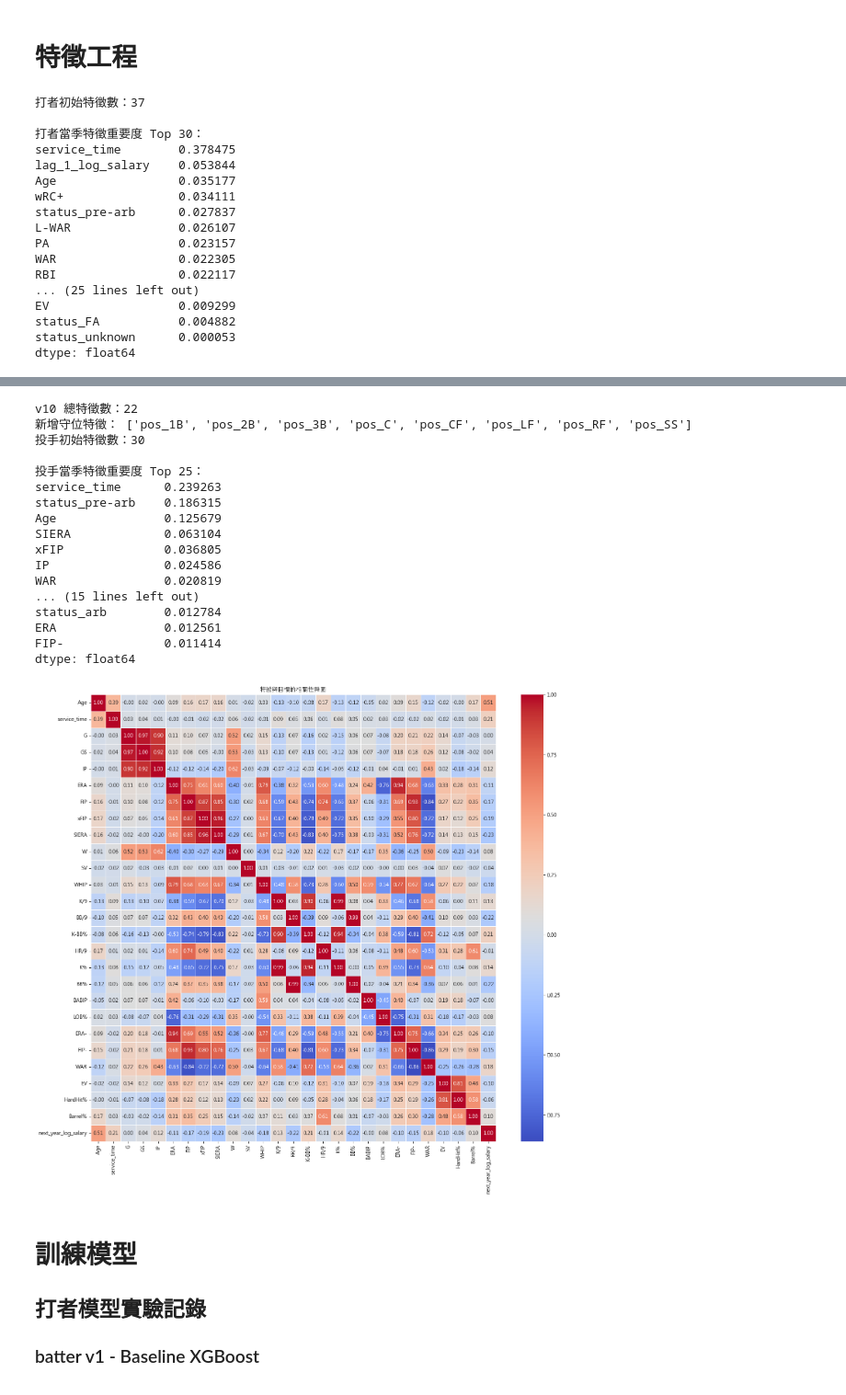
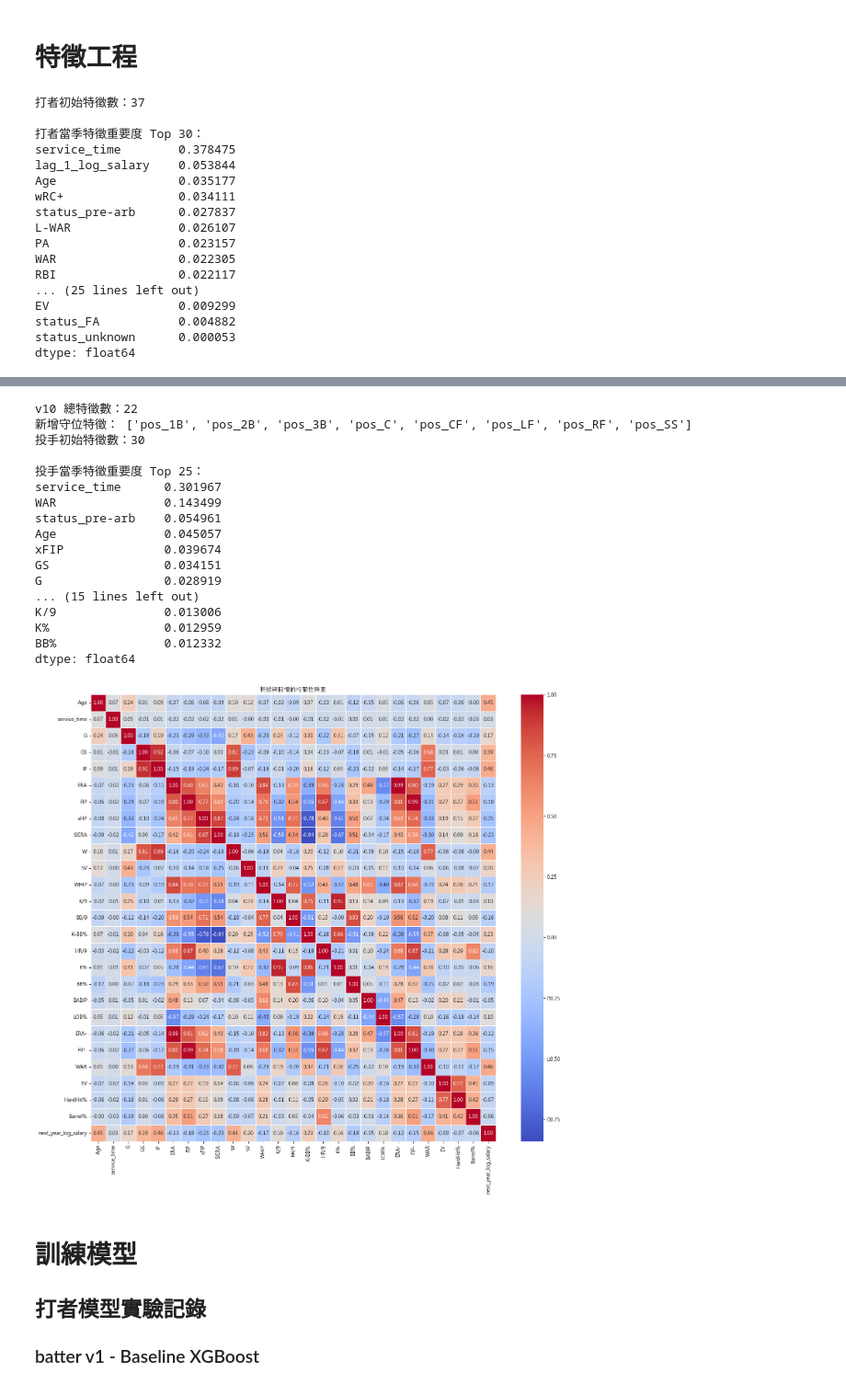
Before and after one commit to joshninjatw/mlb-salary-prediction, a Jupyter notebook: Untitled.ipynb, the cells around one changed output, grey strips where cells are left out. Shown at 92% size. Drawn from its saved outputs; the diff is of its cells as text; code cells hidden in the pictures.

```diff
--- a/Untitled.ipynb
+++ b/Untitled.ipynb
@@ -43,7 +43,7 @@ P_RAW_DATA_FILE = 'data/mlb_raw_pitching_2013_2023.csv'
 
 if not os.path.exists(P_RAW_DATA_FILE):
     print("正在抓取投手原始數據 (2013-2023)...")
-    p_raw_stats = pitching_stats(2013, 2023, split_seasons=True)
+    p_raw_stats = pitching_stats(2013, 2023, split_seasons=True, qual = 0)
     p_raw_stats.to_csv(P_RAW_DATA_FILE, index=False)
     print(f"原始數據已儲存至 {P_RAW_DATA_FILE}")
 else:
@@ -392,49 +392,79 @@ plt.title("特徵與目標的相關性熱圖")
 plt.show()
 
 # 手動刪除高共線性特徵（刪了 G, FIP, xFIP, BB%, K%, EV, status_arb, FIP-）
+# p_final = [
+#     'service_time', 'status_pre-arb', 'Age', 'SIERA', 'IP', 'WAR','BABIP',
+#     'BB/9', 'K/9', 'HardHit%','LOB%', 'Barrel%', 'K-BB%', 'WHIP', 'W',
+#     'HR/9', 'ERA'
+# ]
+
+# 特徵精簡版 (13) (刪除 W、ERA、HR/9、LOB%)
+# p_final = [
+#     'service_time', 'status_pre-arb', 'Age', 'SIERA', 'IP', 'WAR','BABIP',
+#     'BB/9', 'K/9', 'HardHit%', 'Barrel%', 'K-BB%', 'WHIP'
+# ]
+
+# 特徵加入 Year (14)
 p_final = [
     'service_time', 'status_pre-arb', 'Age', 'SIERA', 'IP', 'WAR','BABIP',
-    'BB/9', 'K/9', 'HardHit%','LOB%', 'Barrel%', 'K-BB%', 'WHIP', 'W',
-    'HR/9', 'ERA'
+    'BB/9', 'K/9', 'HardHit%', 'Barrel%', 'K-BB%', 'WHIP', 'Year'
+]
 
-]
+# ====================================
+# 新增：先發/後援 binary 特徵
+# ====================================
+# GS > 0 → 先發 (starter)
+# GS = 0 → 後援 (reliever)
+# pitching_df['is_starter'] = (pitching_df['GS'] > 0).astype(int)
+# pitching_df['is_reliever'] = (pitching_df['GS'] == 0).astype(int)
+
+# # 檢查分佈
+# print("投手先發/後援分佈：")
+# print(pitching_df['is_starter'].value_counts(normalize=True))
+
+# # 更新投手特徵清單（原 v4 的 14 個 + 2 個 binary）
+# p_final_v5 = p_final.copy()
+# p_final_v5.extend(['is_starter', 'is_reliever'])
+
+# print("投手 v5 特徵數：", len(p_final_v5))
+# print("新增特徵：['is_starter', 'is_reliever']")
 # %% [output]
 打者初始特徵數：37
 
 打者當季特徵重要度 Top 30：
 service_time        0.378475
 lag_1_log_salary    0.053844
 Age                 0.035177
 wRC+                0.034111
 status_pre-arb      0.027837
 L-WAR               0.026107
 PA                  0.023157
 WAR                 0.022305
 RBI                 0.022117
 ... (25 lines left out)
 EV                  0.009299
 status_FA           0.004882
 status_unknown      0.000053
 dtype: float64
 [figure]
 v10 總特徵數：22
 新增守位特徵： ['pos_1B', 'pos_2B', 'pos_3B', 'pos_C', 'pos_CF', 'pos_LF', 'pos_RF', 'pos_SS']
 投手初始特徵數：30
 
 投手當季特徵重要度 Top 25：
-service_time      0.239263
-status_pre-arb    0.186315
-Age               0.125679
-SIERA             0.063104
-xFIP              0.036805
-IP                0.024586
-WAR               0.020819
+service_time      0.301967
+WAR               0.143499
+status_pre-arb    0.054961
+Age               0.045057
+xFIP              0.039674
+GS                0.034151
+G                 0.028919
 ... (15 lines left out)
-status_arb        0.012784
-ERA               0.012561
-FIP-              0.011414
+K/9               0.013006
+K%                0.012959
+BB%               0.012332
 dtype: float64
-[figure, old version]
+[figure, new version]
 # %% [markdown]
 # 訓練模型
 
```
Also changed, not shown: parts of 5 cells of this notebook, 1 other file.
